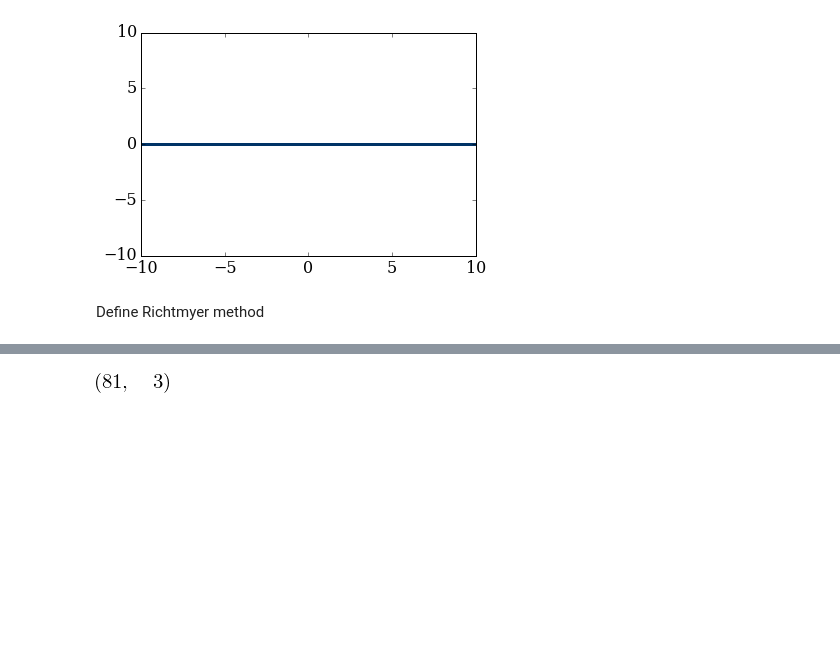
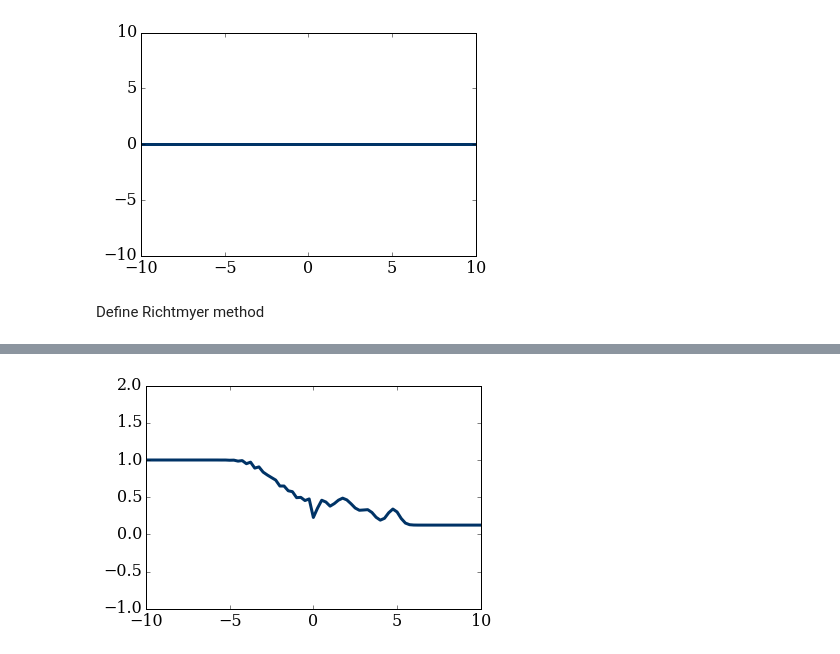
Before and after one commit to Dmphelps89/mae6286, a Jupyter notebook: workspace/module_3_assignment.ipynb, the cells around one changed output, grey strips where cells are left out. Cells and saved outputs as stored; diff of their text form; code cells hidden in the pictures; blank space fills up the shorter version.

```diff
--- a/workspace/module_3_assignment.ipynb
+++ b/workspace/module_3_assignment.ipynb
@@ -118,14 +118,17 @@ def richtmyer(u,f,dt,nt,dx,gamma):
     t = 0
 
     for i in range(1,nt+1):
+
         t = t + dt
         f = flux(u, f, gamma)
-        u_star[:-1,:] = 0.5*(u[1:,:] + u[:-1,:]) - dt/(2*dx) * (f[1:,:] - f[:-1,:])
+        u_star[2:-1,:] = 0.5*(u[3:,:] + u[2:-1,:]) - dt/(2*dx) * (f[3:,:] - f[2:-1,:])
         fstar = flux(u_star, f, gamma)
-        u_n[:-1,:] = u[:-1,:] - dt/dx * (fstar[1:,:] - fstar[:-1,:])
+        u_n[2:-1,:] = u[2:-1,:] - dt/dx * (fstar[2:-1,:] - fstar[1:-2,:])
         f = flux(u_n, f, gamma)
-    u = u_n.copy()
-    f = f.copy()
+        u = u_n.copy()
+        i = i + dt
+
     return u
 # %%
-richtmyer(u,f,dt,nt,dx,gamma)
+for i in range(1,51):
+    u = richtmyer(u,f,dt,nt,dx,gamma)
@@ -155,4 +135,5 @@ u_star = numpy.empty_like(u)
-# %%
-numpy.shape(u_star)
-# %% [output]
-[figure, removed]
+# %%
+pyplot.plot(x, u[:,0], color='#003366', ls='-', lw=3)
+pyplot.ylim(-1,2);
+# %% [output]
+[figure, added]
```
Also changed, not shown: parts of 12 cells of this notebook.
